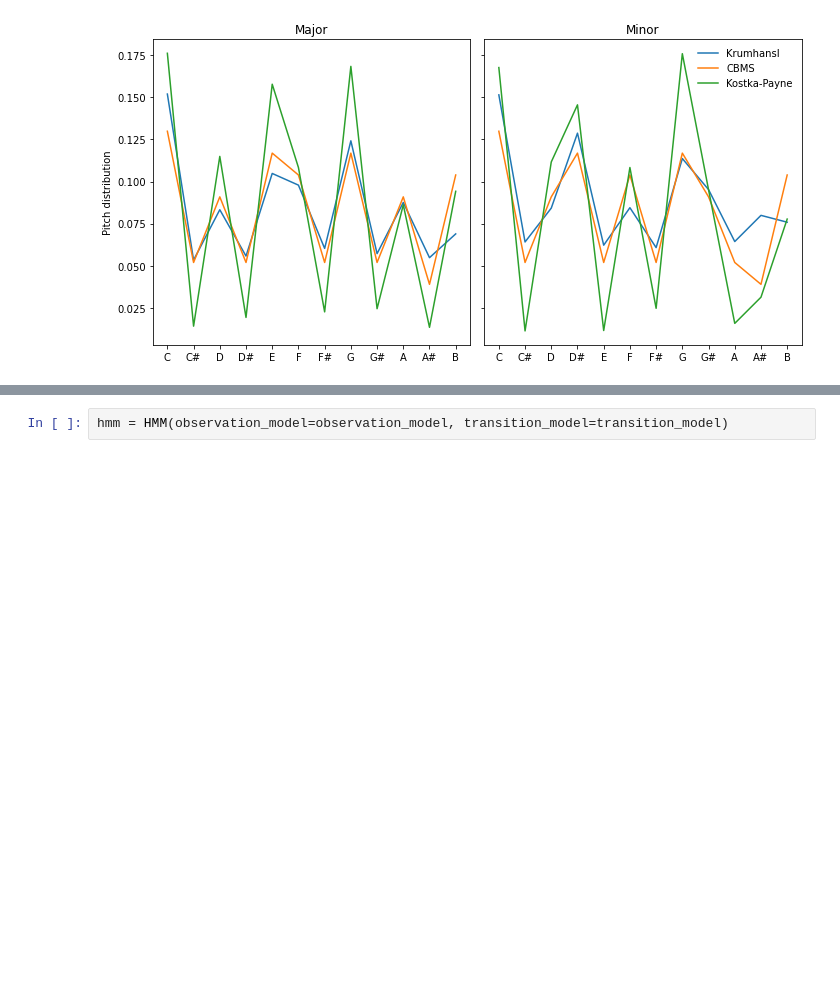
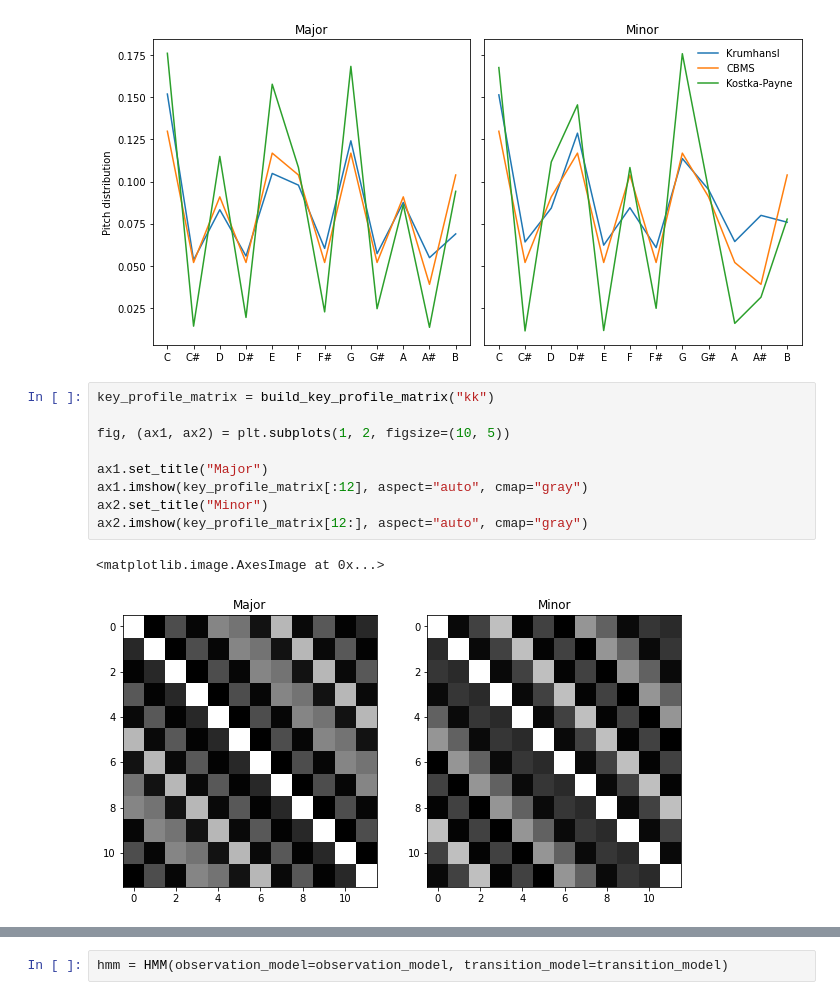
Before and after one commit to MusicalInformatics/miws2021env, a Jupyter notebook: key_meter_estimation/key_estimation.ipynb, the cells around one changed output, grey strips where cells are left out. Cells and saved outputs as stored; diff of their text form; blank space fills up the shorter version.

```diff
--- a/key_meter_estimation/key_estimation.ipynb
+++ b/key_meter_estimation/key_estimation.ipynb
@@ -43,6 +43,18 @@ plt.tight_layout()
 plt.show()
 # %% [output]
 [figure]
+# %%
+key_profile_matrix = build_key_profile_matrix("kk")
+
+fig, (ax1, ax2) = plt.subplots(1, 2, figsize=(10, 5))
+
+ax1.set_title("Major")
+ax1.imshow(key_profile_matrix[:12], aspect="auto", cmap="gray")
+ax2.set_title("Minor")
+ax2.imshow(key_profile_matrix[12:], aspect="auto", cmap="gray")
+# %% [output]
+<matplotlib.image.AxesImage at 0x...>
+[figure, added]
 # %%
 from hmm import HMM, ConstantTransitionModel, ObservationModel
 
```
Also changed, not shown: parts of 6 cells of this notebook, 2 other files.
